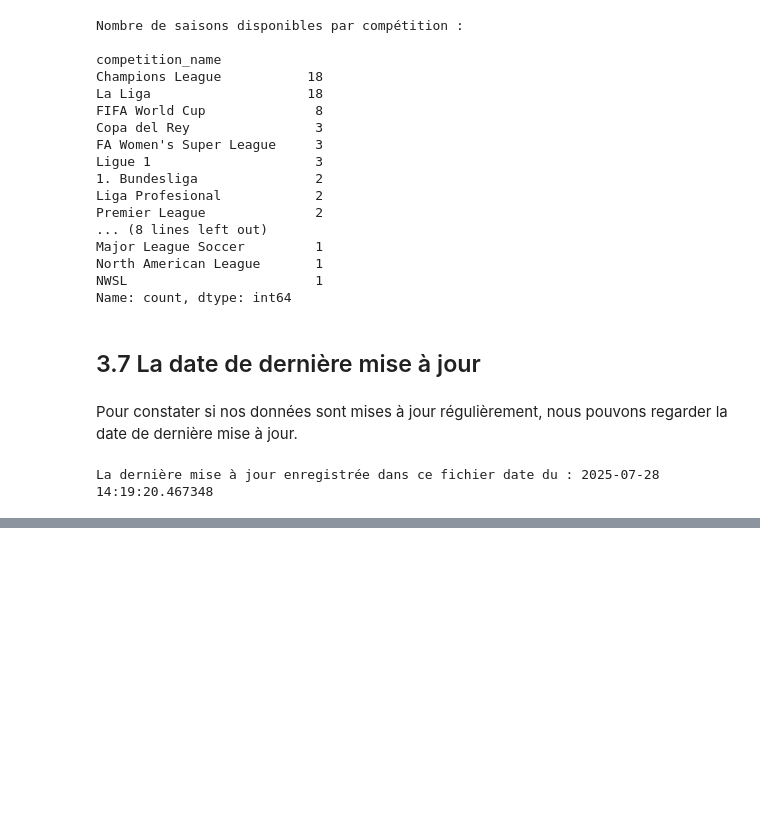
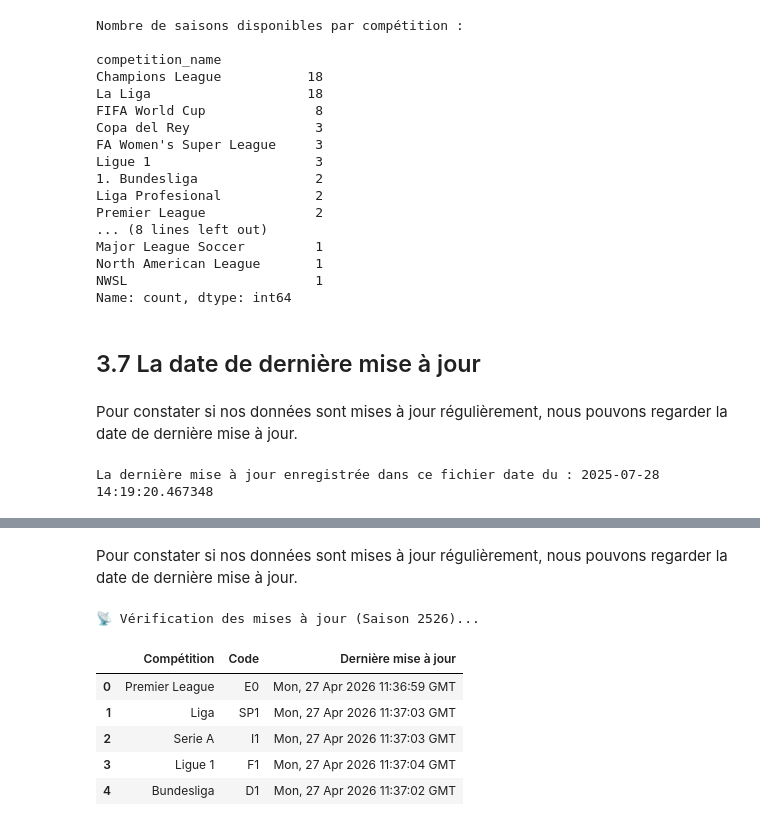
Before and after one commit to Quadratic-Labs/predict_vm_football, a Jupyter notebook: notebooks/02_exploration_qualite.ipynb, the cells around one changed output, grey strips where cells are left out. Saved outputs shown, nothing was run; the diff lists cells and outputs as text; code cells hidden in the pictures; blank space fills up the shorter version.

Commit message:
[feat] - exploration qualité de football-data

```diff
--- a/notebooks/02_exploration_qualite.ipynb
+++ b/notebooks/02_exploration_qualite.ipynb
@@ -837,0 +715,16 @@ print(f"- Matchs en double : {match_duplicates}")
+# %% [markdown]
+Pour constater si nos données sont mises à jour régulièrement, nous pouvons regarder la date de dernière mise à jour.
+# %%
+# Vérification des mises à jour
+df_status = check_football_data_updates(season="2526")
+
+# Affichage élégant
+display(df_status)
+# %% [output]
+📡 Vérification des mises à jour (Saison 2526)...
+|  | Compétition | Code | Dernière mise à jour |
+| 0 | Premier League | E0 | Mon, 27 Apr 2026 11:36:59 GMT |
+| 1 | Liga | SP1 | Mon, 27 Apr 2026 11:37:03 GMT |
+| 2 | Serie A | I1 | Mon, 27 Apr 2026 11:37:03 GMT |
+| 3 | Ligue 1 | F1 | Mon, 27 Apr 2026 11:37:04 GMT |
+| 4 | Bundesliga | D1 | Mon, 27 Apr 2026 11:37:02 GMT |
```
Also changed, not shown: parts of 23 cells of this notebook, 1 other file.
